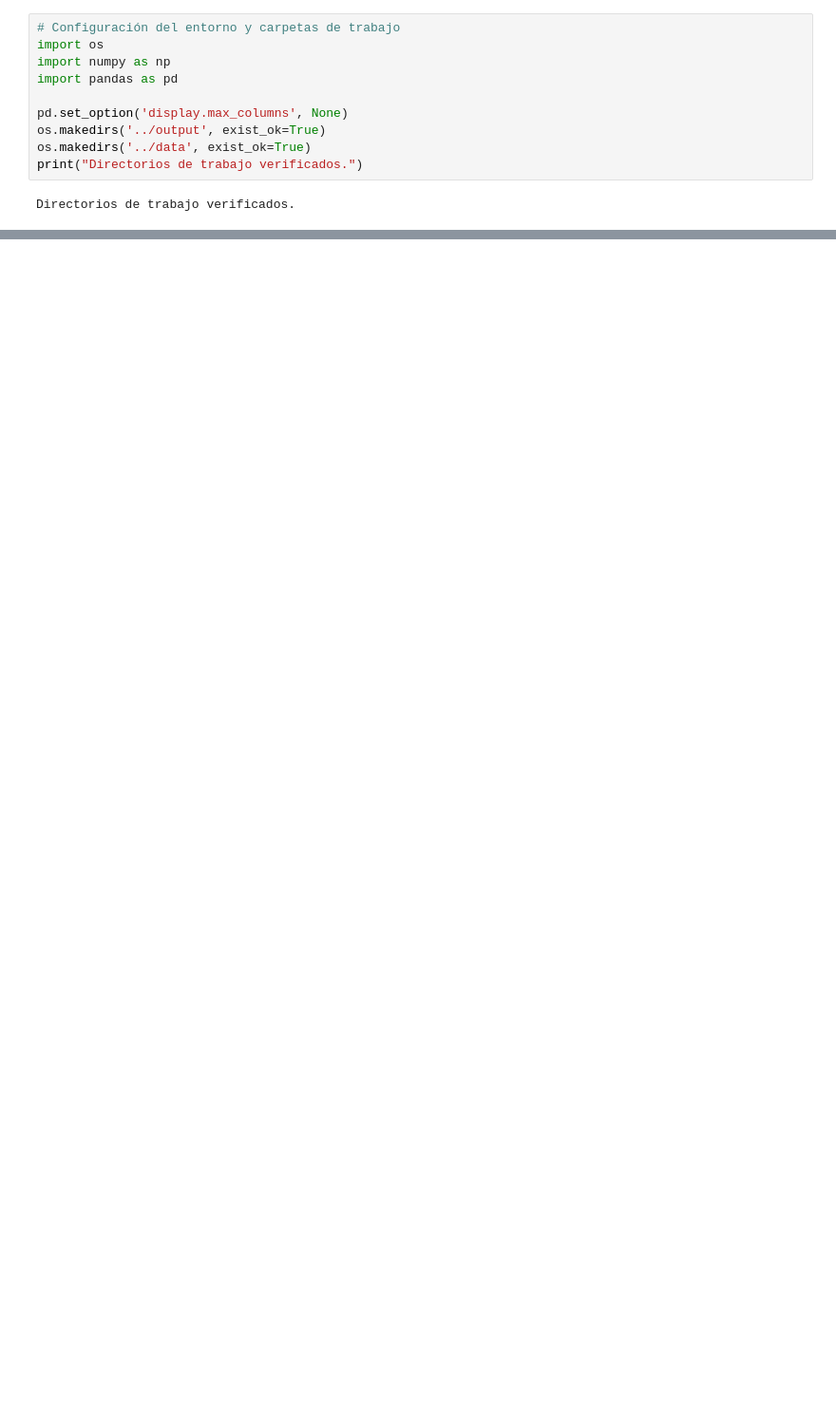
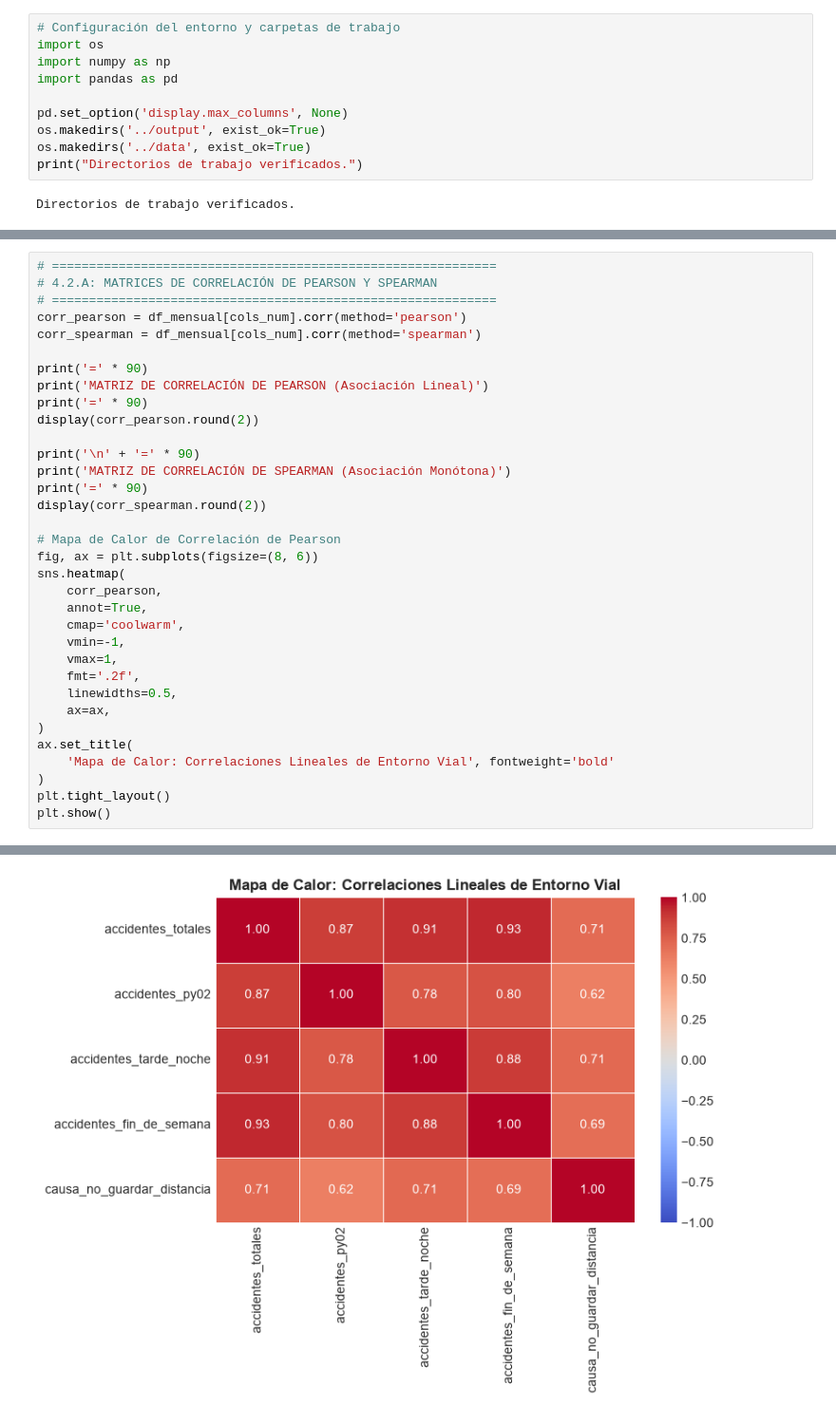
Before and after one commit to Alanalcarazpy7/proyecto-accidentes-datascience, a Jupyter notebook: notebooks/Fase1_Accidentes_Transito.ipynb, the cells around one changed output, grey strips where cells are left out. Shown at 95% size. Cells and saved outputs as stored; diff of their text form; blank space fills up the shorter version.

```diff
--- a/notebooks/Fase1_Accidentes_Transito.ipynb
+++ b/notebooks/Fase1_Accidentes_Transito.ipynb
@@ -612,0 +1156,35 @@ Se examinan las relaciones cruzadas entre métricas cuantitativas del entorno vi
+# %%
+# ============================================================
+# 4.2.A: MATRICES DE CORRELACIÓN DE PEARSON Y SPEARMAN
+# ============================================================
+corr_pearson = df_mensual[cols_num].corr(method='pearson')
+corr_spearman = df_mensual[cols_num].corr(method='spearman')
+
+print('=' * 90)
+print('MATRIZ DE CORRELACIÓN DE PEARSON (Asociación Lineal)')
+print('=' * 90)
+display(corr_pearson.round(2))
+
+print('\n' + '=' * 90)
+print('MATRIZ DE CORRELACIÓN DE SPEARMAN (Asociación Monótona)')
+print('=' * 90)
+display(corr_spearman.round(2))
+
+# Mapa de Calor de Correlación de Pearson
+fig, ax = plt.subplots(figsize=(8, 6))
+sns.heatmap(
+    corr_pearson,
+    annot=True,
+    cmap='coolwarm',
+    vmin=-1,
+    vmax=1,
+    fmt='.2f',
+    linewidths=0.5,
+    ax=ax,
+)
+ax.set_title(
+    'Mapa de Calor: Correlaciones Lineales de Entorno Vial', fontweight='bold'
+)
+plt.tight_layout()
+plt.show()
+# %% [output]
@@ -612,0 +1209 @@ Se examinan las relaciones cruzadas entre métricas cuantitativas del entorno vi
+[figure, added]
```
Also changed, not shown: parts of 75 cells of this notebook, 10 other files.
